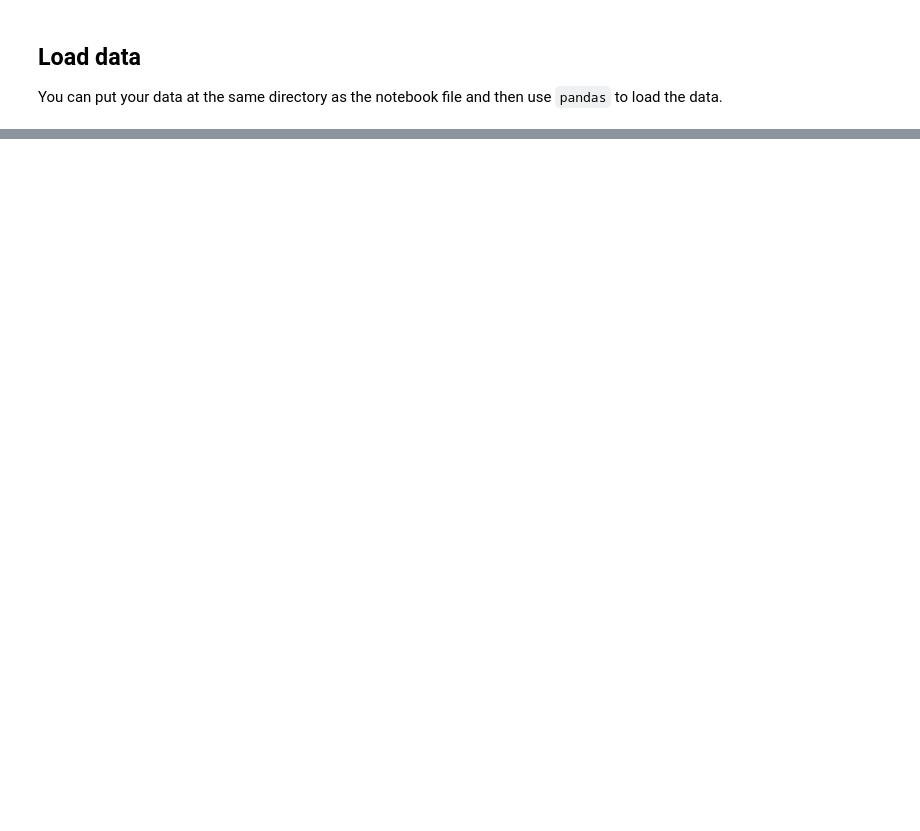
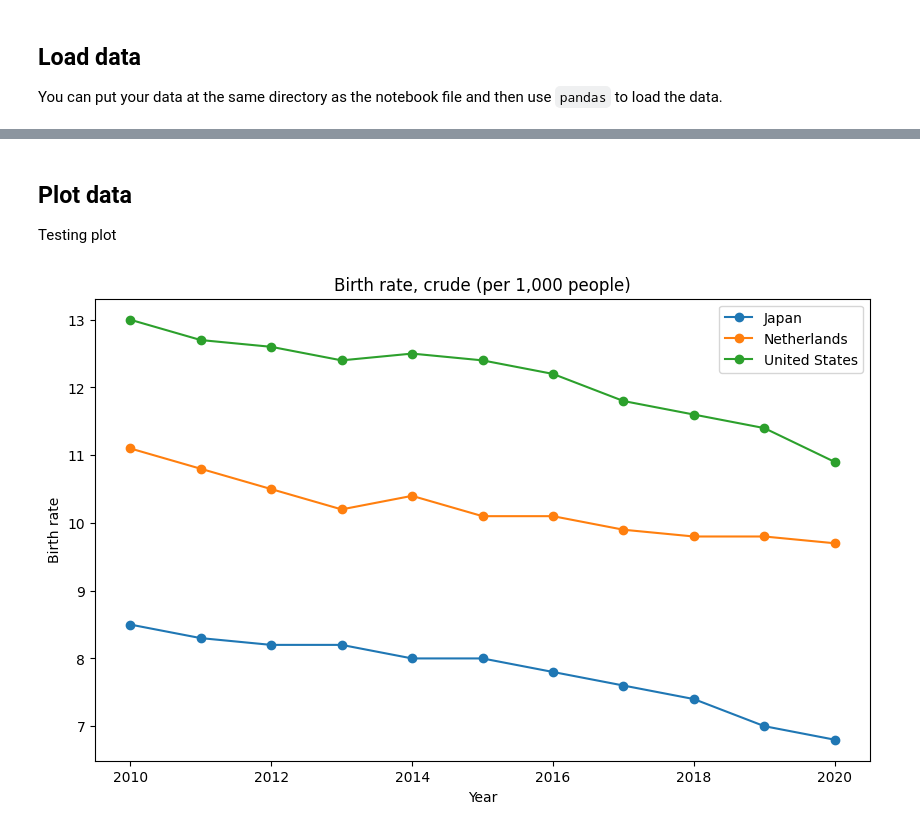
Before and after one commit to anetey-abbey/infoviz, a Jupyter notebook: _build/jupyter_execute/docs/notebook.ipynb, the cells around one changed output, grey strips where cells are left out. Drawn from its saved outputs; the diff is of its cells as text; code cells hidden in the pictures; blank space fills up the shorter version.

Commit message:
test visualization with WDI data

```diff
--- a/_build/jupyter_execute/docs/notebook.ipynb
+++ b/_build/jupyter_execute/docs/notebook.ipynb
@@ -68,0 +22,12 @@ g2
+# %%
+# # create small_dataset_test
+# cols_to_use = ['Country Name', 'Country Code', 'Indicator Name', 'Indicator Code'] + [str(i) for i in range(2010, 2022)]
+# df = pd.read_csv('WDIData.csv', sep=',', usecols=cols_to_use)
+# df = df[df['Indicator Name'].isin(['GDP (constant 2015 US$)',
+#                                    'Birth rate, crude (per 1,000 people)'])]
+# df.to_csv('small_dataset_test.csv', index=False)
+# df
+
+# import dataset
+df = pd.read_csv('small_dataset_test.csv', sep=',')
+df.head(5)
@@ -68,0 +41,16 @@ g2
+# %%
+# focus on these countries
+df = df[df['Country Code'].isin(['NLD', 'USA', 'JPN'])]
+df
+
+# Melt columns
+melt_columns = ['Country Name', 'Country Code', 'Indicator Name', 'Indicator Code']
+df = df.melt(id_vars=melt_columns, var_name='Year', value_name='Value')
+
+# Remove missing values
+df = df.dropna()
+
+# Convert 'Year' column to numeric
+df['Year'] = pd.to_numeric(df['Year'])
+
+df
@@ -68,0 +71,19 @@ g2
+# %% [markdown]
+## Plot data
+
+Testing plot
+# %%
+df_birth_rate = df[df["Indicator Name"] == "Birth rate, crude (per 1,000 people)"]
+
+# Line plot for birth rates
+plt.figure(figsize=(10, 6))
+for country in df_birth_rate['Country Name'].unique():
+    country_data = df_birth_rate[df_birth_rate['Country Name'] == country]
+    plt.plot(country_data['Year'], country_data['Value'], marker='o', label=country)
+plt.title('Birth rate, crude (per 1,000 people)')
+plt.ylabel('Birth rate')
+plt.xlabel('Year')
+plt.legend()
+plt.show()
+# %% [output]
+[figure, added]
```
Also changed, not shown: parts of 10 cells of this notebook, 16 other files.
